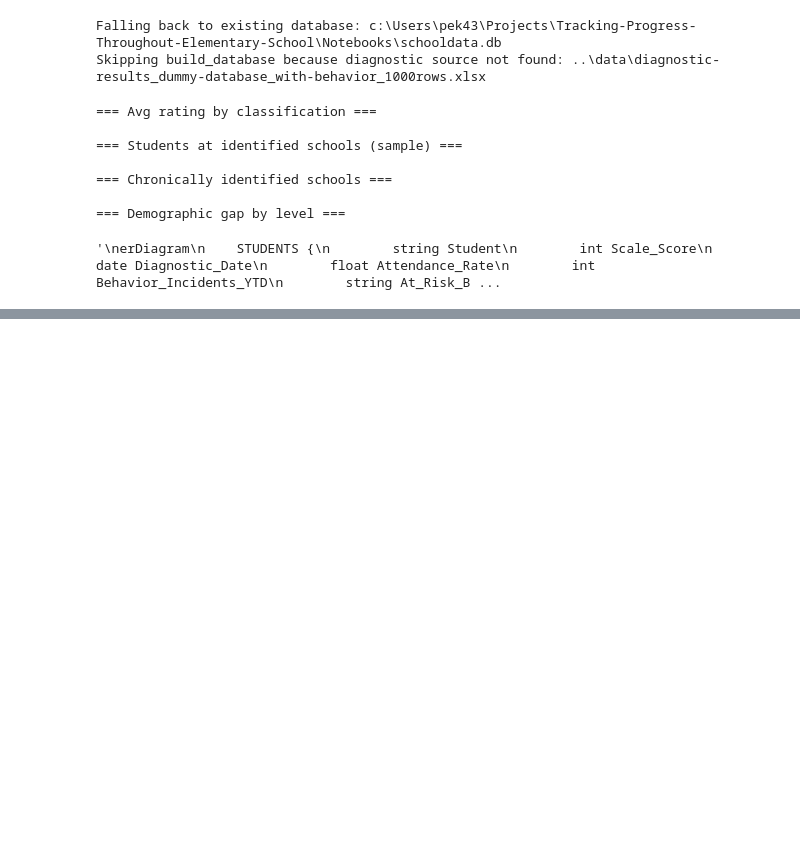
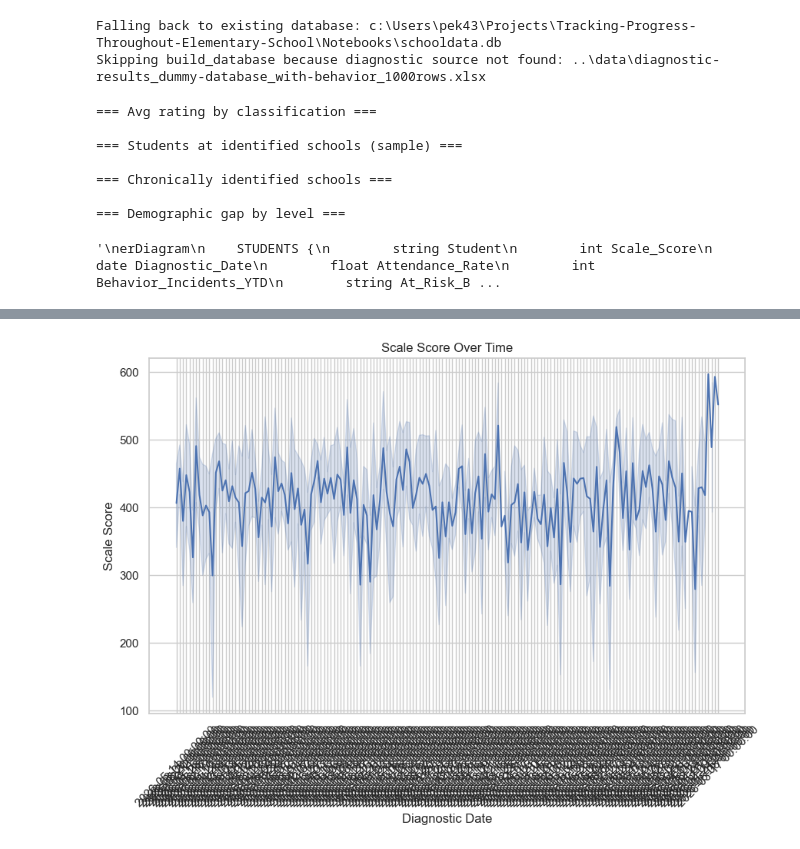
Before and after one commit to peklein1/Tracking-Progress-Throughout-Elementary-School, a Jupyter notebook: Notebooks/schooldata.ipynb, the cells around one changed output, grey strips where cells are left out. Cells and saved outputs as stored; diff of their text form; code cells hidden in the pictures; blank space fills up the shorter version.

```diff
--- a/Notebooks/schooldata.ipynb
+++ b/Notebooks/schooldata.ipynb
@@ -603,0 +757,4 @@ sns.set_style("whitegrid")
+# %%
+# df_diag is already loaded from the database, no need to reload
+# If you need a fresh copy, use:
+df_diag = pd.read_sql_query("SELECT * FROM student_diagnostics", sqlite3.connect(str(DB_PATH)))
@@ -603,0 +933,18 @@ sns.set_style("whitegrid")
+# %%
+df_diag.head()
+if "df_schools" not in globals():
+    print("df_schools is not defined. Searching for school_roster in known databases...")
+    for candidate_db in [Path(DB_PATH)] + [Path(p) for p in globals().get("db_candidates", [])]:
+        if not candidate_db.exists():
+            continue
+        with sqlite3.connect(str(candidate_db)) as conn:
+            tables = [row[0] for row in conn.execute("SELECT name FROM sqlite_master WHERE type='table';").fetchall()]
+            if "school_roster" in tables:
+                df_schools = pd.read_sql_query("SELECT * FROM school_roster", conn)
+                print(f"Loaded df_schools from {candidate_db}")
+                break
+
+if "df_schools" in globals():
+    df_schools.head()
+else:
+    print("df_schools still not available; no school_roster table found in known databases.")
@@ -603,0 +1044,11 @@ sns.set_style("whitegrid")
+# %%
+if "df_merged" not in globals():
+    if "df_diag" in globals():
+        df_merged = df_diag.copy()
+    else:
+        with sqlite3.connect(str(DB_PATH)) as conn:
+            df_merged = pd.read_sql_query("SELECT * FROM student_diagnostics", conn)
+
+df_merged.info()
+df_merged.head()
+df_merged.isna().sum()
@@ -603,0 +1092,8 @@ sns.set_style("whitegrid")
+# %%
+plt.figure(figsize=(10,6))
+sns.lineplot(data=df_merged, x="Diagnostic Date", y="Scale Score")
+plt.title("Scale Score Over Time")
+plt.xticks(rotation=45)
+plt.show()
+# %% [output]
+[figure, added]
```
Also changed, not shown: parts of 12 cells of this notebook, 2 other files.
